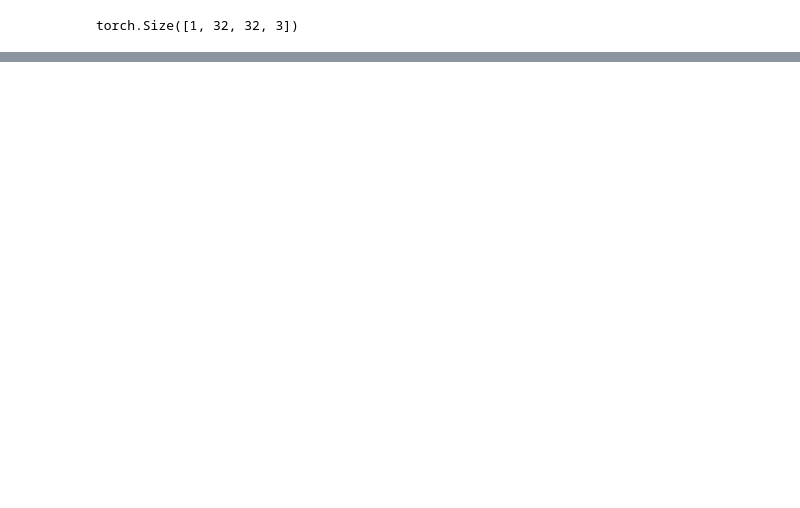
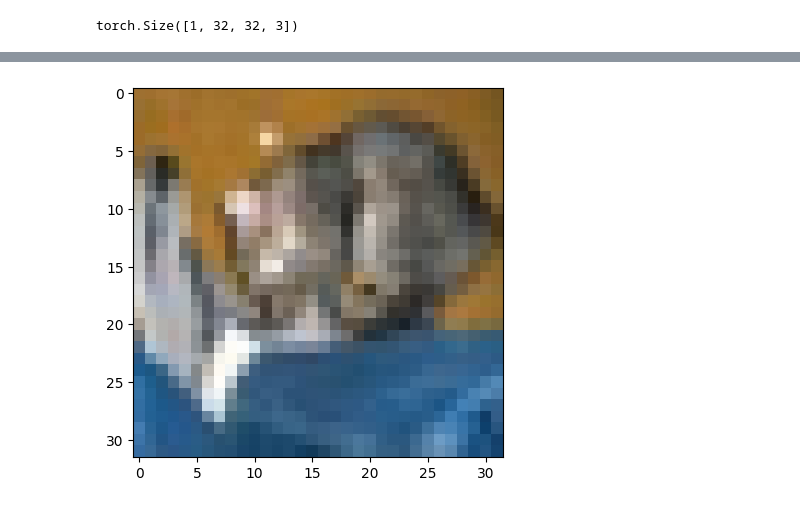
Before and after one commit to chellick/Super_resolution, a Jupyter notebook: CNN_torch.ipynb, the cells around one changed output, grey strips where cells are left out. Cells and saved outputs as stored; diff of their text form; code cells hidden in the pictures; blank space fills up the shorter version.

```diff
--- a/CNN_torch.ipynb
+++ b/CNN_torch.ipynb
@@ -114,0 +128,8 @@ plt.show()
+# %%
+true_im = x_test_hr[:1]
+true_im = true_im.permute(0, 2, 3, 1)
+
+plt.imshow(true_im[0].detach().numpy())
+plt.show()
+# %% [output]
+[figure, added]
```
Also changed, not shown: parts of 8 cells of this notebook.
